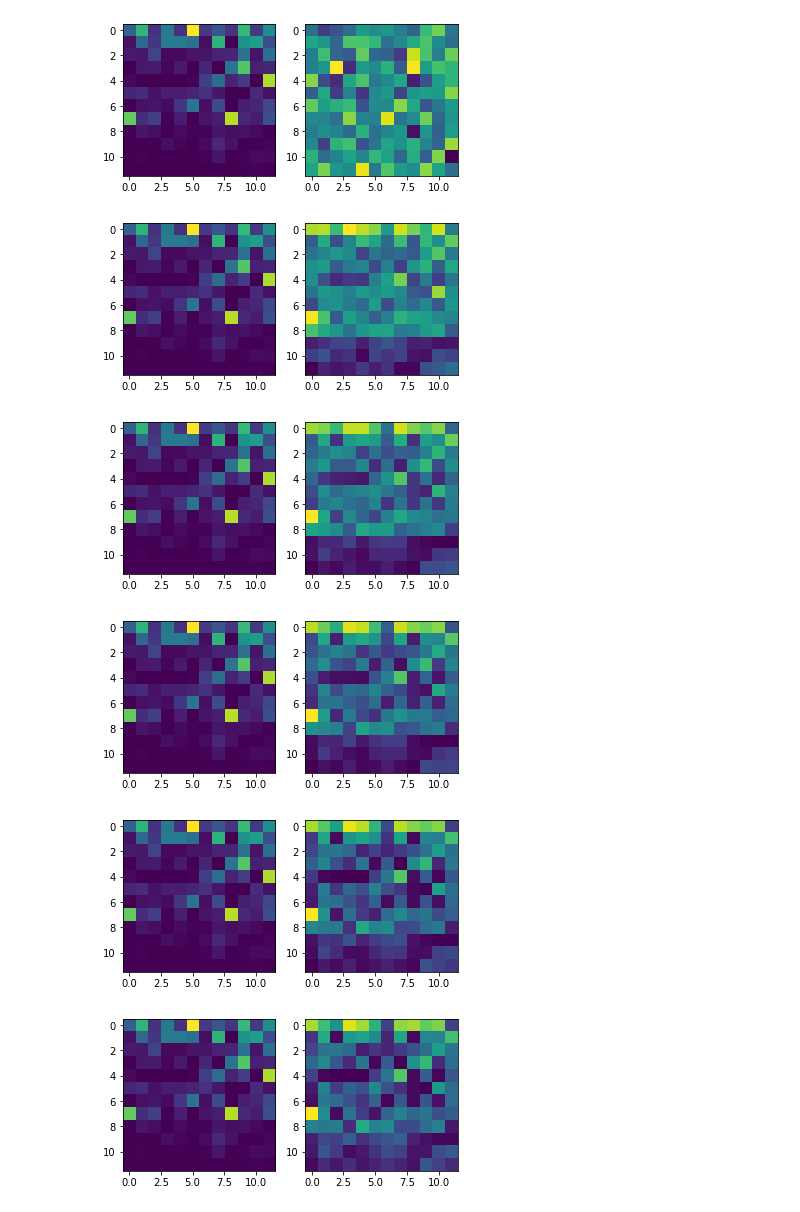
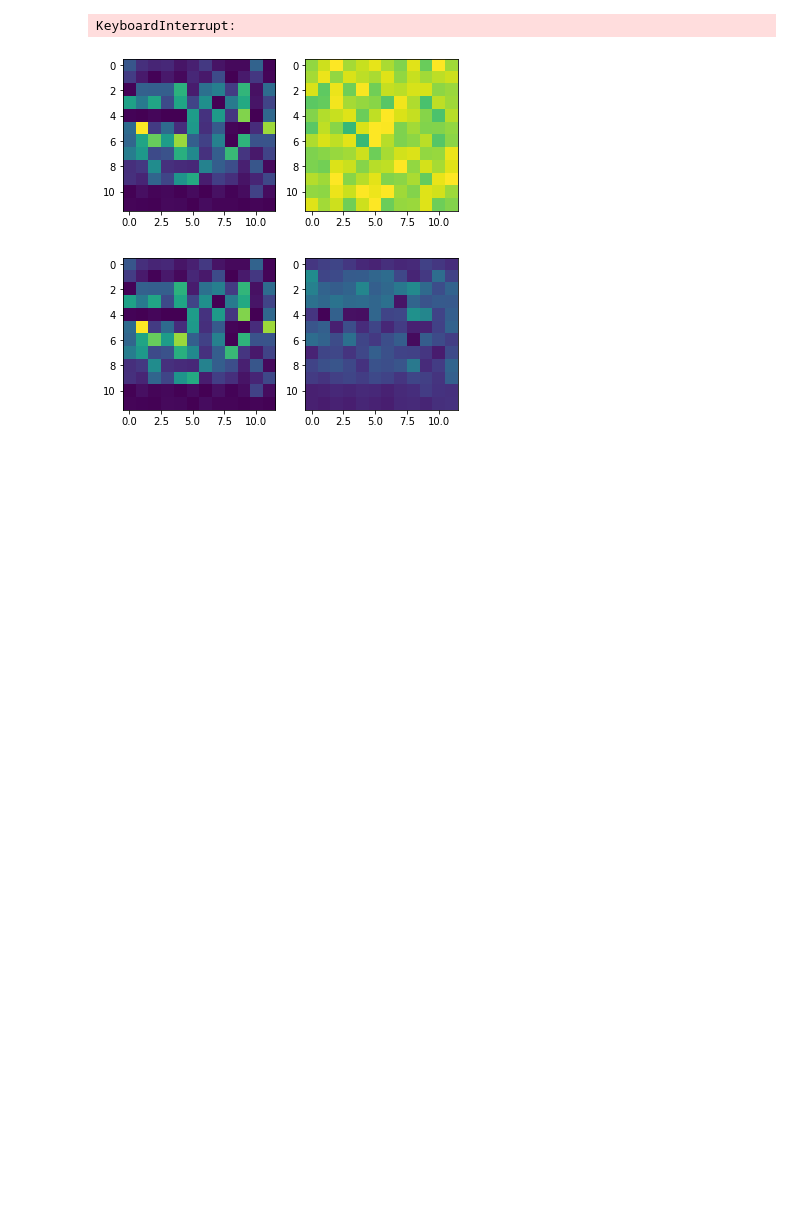
Before and after one commit to sergicastellasape/transformers, a Jupyter notebook: SciBert-playground.ipynb, the cells around one changed output. Cells and saved outputs as stored; diff of their text form; code cells hidden in the pictures; blank space fills up the shorter version.

```diff
--- a/SciBert-playground.ipynb
+++ b/SciBert-playground.ipynb
@@ -109,33 +145,40 @@ def attention_dataset_loader(dataset_path, shuffle=True):
     data_list = list(zip(model_outputs_list, nlp_objects_list))
 
     attention_dataset = torch.empty((0, 144))
+    state_pairs_dataset = torch.empty((0, 2))
 
     for data in data_list:
         with open(data[0], 'rb') as f:
             model_output = pickle.load(f)
 
-        final_attention, final_state, hidden_states_tup, hidden_attentions_tup = model_output
-        attention_vec = get_attention_vec(model_output)
+        input_ids, final_attention, final_state, hidden_states_tup, hidden_attentions_tup = model_output
+        attention_vec, state_pairs = get_attention_vec(model_output)
         attention_dataset = torch.cat([attention_dataset, attention_vec] , dim=0)
+        state_pairs_dataset = torch.cat([state_pairs_dataset, state_pairs] , dim=0)
 
         with open(data[1], 'rb') as f:
             nlp_obj = pickle.load(f)
     if shuffle:
         idx = torch.randperm(attention_dataset.size(0))
-        return attention_dataset[idx, :]
+        return attention_dataset[idx, :], state_pairs_dataset[idx, :]
     else:
-        return attention_dataset
+        return attention_dataset, state_pairs_dataset
 # %%
-data = attention_dataset_loader(dataset_path, shuffle=True)
+data, id_pairs = attention_dataset_loader(dataset_path, shuffle=True)
 
 train_ratio, test_ratio = 0.8, 0.2
 N = int(0.8 * data.size(0))
+
 train_data = data[0:N, :]
+train_id_pairs = id_pairs[0:N, :]
 test_data = data[N:, :]
+test_id_pairs = id_pairs[N:, :]
 
 batch_size = 32
 train_data_batch = list(train_data.split(batch_size, dim=0))
+train_id_pairs_batch = list(train_id_pairs.split(batch_size, dim=0))
 test_data_batch = list(test_data.split(batch_size, dim=0))
+test_id_pairs = list(test_id_pairs.split(batch_size, dim=0))
 # %%
 #device = torch.device("cuda" if args.cuda else "cpu")
 
@@ -149,6 +192,17 @@ class VAE(nn.Module):
         self.fc22 = nn.Linear(hidden_size, embedding_size)
         self.fc3 = nn.Linear(embedding_size, hidden_size)
         self.fc4 = nn.Linear(hidden_size, output_size)
+
+        message = f"""
+        ############ INITIALIZED A VAE ############
+        INPUT         ({input_size }) -> hidden_layer  ({hidden_size})
+        hidden_layer  ({hidden_size}) -> embedding_mu  ({embedding_size})
+        ------------------------ -> embedding_var ({embedding_size})
+        embedding_mu  ({embedding_size}) -> hidden_layer  ({hidden_size})
+        embedding_var ({embedding_size})
+        hidden_layer  ({hidden_size}) -> OUTPUT        ({output_size})
+        """
+        print(message)
 
     def encode(self, x):
         h1 = F.relu(self.fc1(x))
@@ -176,7 +230,7 @@ def loss_function(recon_x, x, mu, logvar):
     # Kingma and Welling. Auto-Encoding Variational Bayes. ICLR, 2014
     # https://arxiv.org/abs/1312.6114
     # 0.5 * sum(1 + log(sigma^2) - mu^2 - sigma^2)
-    KLD = -0.2 * torch.sum(1 + logvar - mu.pow(2) - logvar.exp())
+    KLD = -0.5 * torch.sum(1 + logvar - mu.pow(2) - logvar.exp())
 
     return BCE + KLD
 
@@ -214,18 +268,22 @@ def test(epoch, DATA=test_data_batch):
     test_loss /= len(test_data_batch)
     print('====> Test set loss: {:.4f}'.format(test_loss))
 
-def sample(random_sample=True, deterministic_embedding=False, sample=0, idx=0):
-    print("#########Random sample and reconstruction###########")
+def sample(random_sample=True, deterministic_embedding=False, sample=0, batch_idx=0):
     model.eval()
     with torch.no_grad():
         # get a random attention vector to sample from
         if random_sample:
-            att_tensor = random.choice(test_data_batch)
-            idx = random.randint(0, att_tensor.size()[0] - 1)
-            vec = att_tensor[idx, :]
+            sample = random.randint(0, len(test_data_batch))
+            att_tensor = test_data_batch[sample]
+            id_pair_batch = test_id_pairs[sample]
+            batch_idx = random.randint(0, att_tensor.size()[0] - 1)
+
         else:
             att_tensor = test_data_batch[sample]
-            vec = att_tensor[idx, :]
+            id_pair_batch = test_id_pairs[sample]
+
+        vec = att_tensor[batch_idx, :]
+        id_pair = id_pairs[batch_idx, :]
 
         if deterministic_embedding:
             # try to sample deterministically for more consistent results
@@ -236,20 +294,26 @@ def sample(random_sample=True, deterministic_embedding=False, sample=0, idx=0):
 
         img = vec.view(12, 12).detach().numpy()
         recon_img = recon_img.view(12, 12).detach().numpy()
+
+        print(f"Attention sample min and max values: {img.min()} | {img.max()}")
+        print(f"TOKEN IDS: {id_pair.tolist()}")
+        token1, token2 = tokenizer.decode([id_pair.tolist()[0]]), tokenizer.decode([id_pair.tolist()[1]])
+        print(f'SAMPLE FROM TOKENS: [{token1} | {token2}]')
         fig, axs = plt.subplots(1, 2)
-        axs[0].imshow(img)
-        axs[1].imshow(recon_img)
-        plt.draw()
+        axs[0].imshow(img, vmin=img.min(), vmax=img.max())
+        axs[1].imshow(recon_img, vmin=img.min(), vmax=img.max())
 
-epochs = 10
+
+epochs = 2
 device = torch.device('cpu')
 model = VAE(144, 100, 144, 2).to(device)
 optimizer = optim.Adam(model.parameters(), lr=1e-3)
-log_interval = 20
+log_interval = 10
+torch.manual_seed(0)
 
 if __name__ == "__main__":
     for epoch in range(1, epochs + 1):
-        sample(random_sample=False, deterministic_embedding=True, sample=2, idx=2)
+        sample(random_sample=False, deterministic_embedding=True, sample=14, batch_idx=10)
         train(epoch)
         test(epoch)
 # %% [output]
@@ -273,6 +337,3 @@ Train Epoch: 10 [220/223 (99%)] Loss: 2.253070
+KeyboardInterrupt:
-[figure, old version]
+[figure, new version]
-[figure, old version]
+[figure, new version]
-[figure, removed]
-[figure, removed]
-[figure, removed]
-[figure, removed]
```
Also changed, not shown: parts of 10 cells of this notebook, 1 other file.
